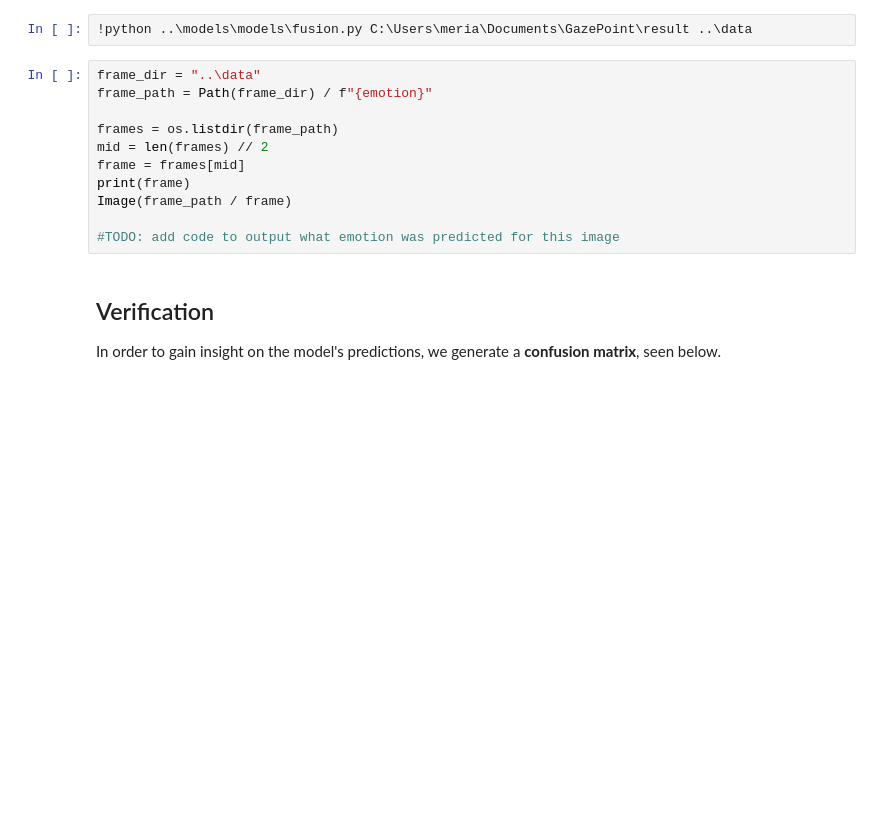
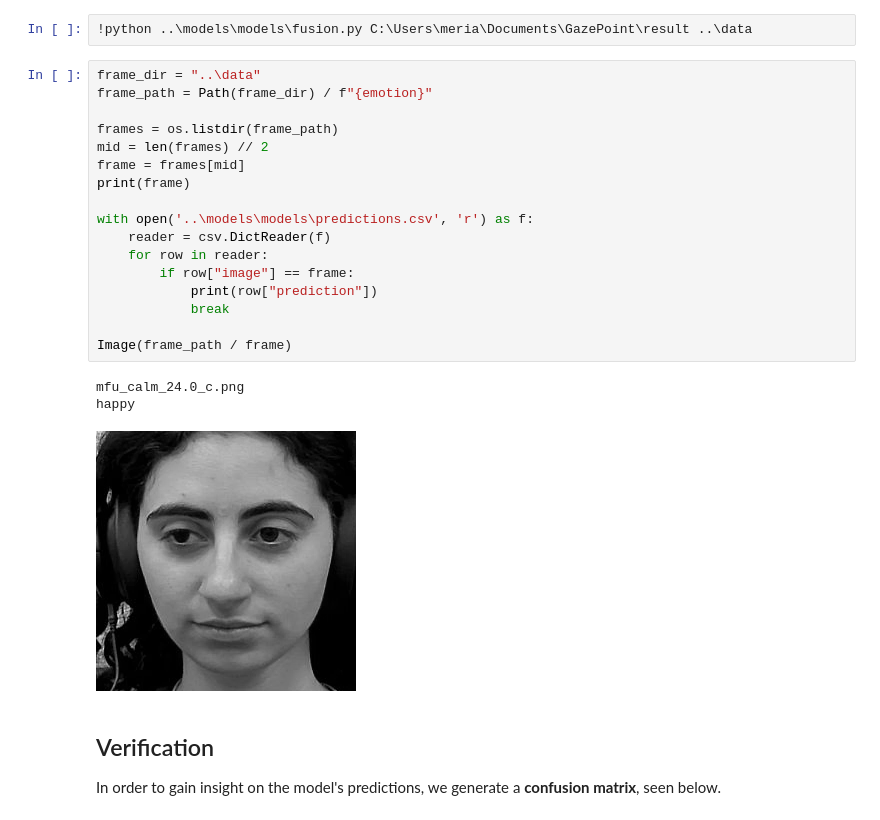
Before and after one commit to meriam04/emo-pupil-2, a Jupyter notebook: demos/design_fair.ipynb, the cells around one changed output. Saved outputs shown, nothing was run; the diff lists cells and outputs as text; blank space fills up the shorter version.

Commit message:
Demo now prints model prediction for sample image

```diff
--- a/demos/design_fair.ipynb
+++ b/demos/design_fair.ipynb
@@ -129,14 +130,24 @@ By synthesizing information from both facial expressions and pupillometry, the f
 # %%
 frame_dir = "..\data"
 frame_path = Path(frame_dir) / f"{emotion}"
 
 frames = os.listdir(frame_path)
 mid = len(frames) // 2
 frame = frames[mid]
 print(frame)
+
+with open('..\models\models\predictions.csv', 'r') as f:
+    reader = csv.DictReader(f)
+    for row in reader:
+        if row["image"] == frame:
+            print(row["prediction"])
+            break
+
 Image(frame_path / frame)
-
-#TODO: add code to output what emotion was predicted for this image
+# %% [output]
+mfu_calm_24.0_c.png
+happy
+[figure, added]
 # %% [markdown]
 ## Verification
 
```
Also changed, not shown: parts of 1 cell of this notebook, 3 other files.
